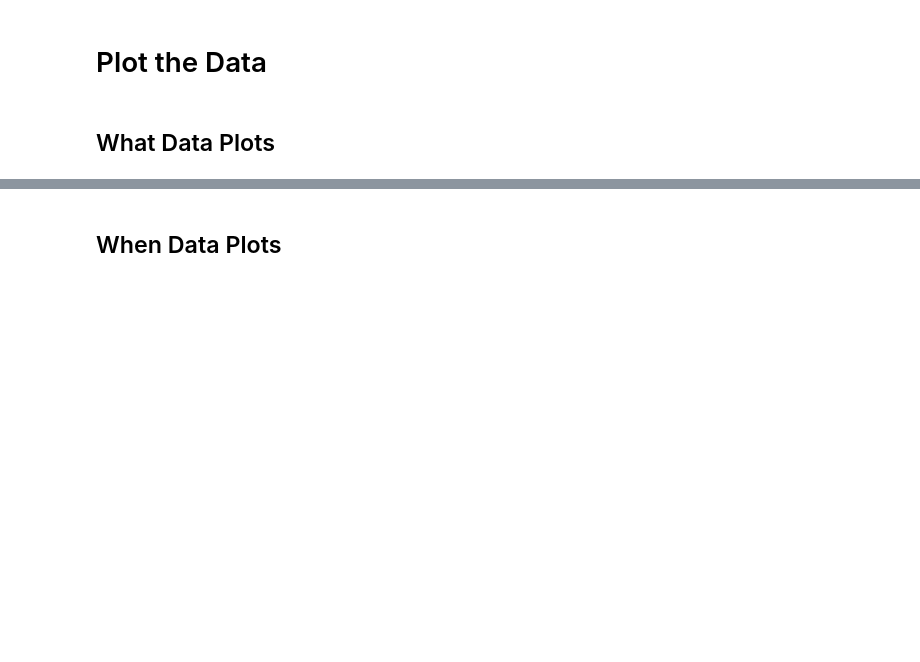
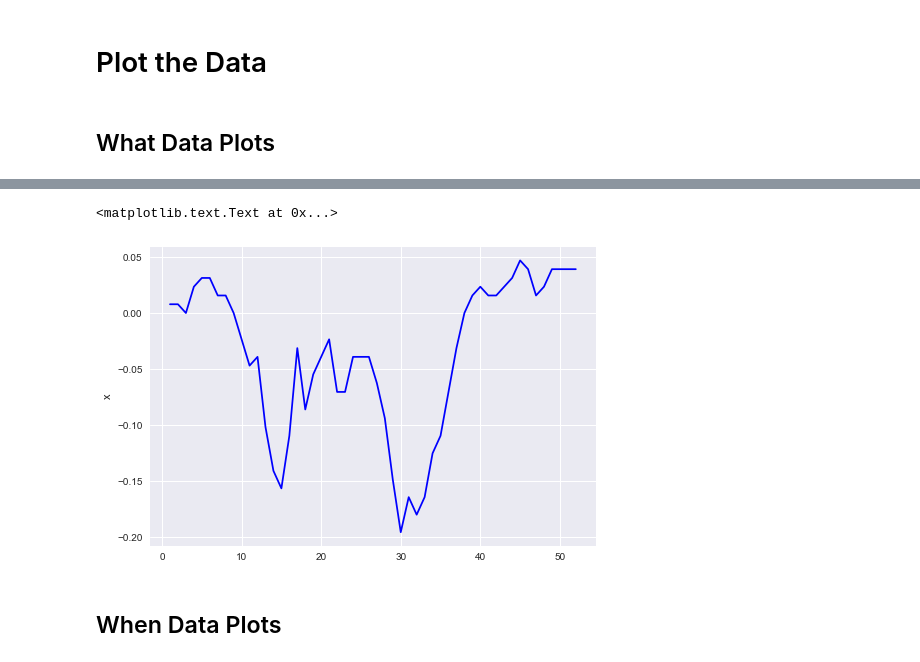
Before and after one commit to cefan-2000/DS-SF-34, a Jupyter notebook: final-project/2/DS-SF-34-Final-Project-2-Carol-Fan-5Jun2017.ipynb, the cells around one changed output, grey strips where cells are left out. Saved outputs shown, nothing was run; the diff lists cells and outputs as text; code cells hidden in the pictures; blank space fills up the shorter version.

```diff
--- a/final-project/2/DS-SF-34-Final-Project-2-Carol-Fan-5Jun2017.ipynb
+++ b/final-project/2/DS-SF-34-Final-Project-2-Carol-Fan-5Jun2017.ipynb
@@ -813 +1092,14 @@ new_what.signr_sess_test.unique()
+# %%
+new_what_adam22 = get_signr_sess_test_data(new_what,"adam22")
+new_what_john32 = get_signr_sess_test_data(new_what,"john32")
+new_what_waleed11 = get_signr_sess_test_data(new_what,"waleed11")
+new_what_waleed13 = get_signr_sess_test_data(new_what,"waleed13")
+new_what_waleed24 = get_signr_sess_test_data(new_what,"waleed24")
+new_what_waleed42 = get_signr_sess_test_data(new_what,"waleed42")
+
+plt.plot(new_what_adam22.sign_index, new_what_adam22.x, 'b')
+plt.ylabel('x')
+# %% [output]
+<matplotlib.text.Text at 0x...>
+[figure, added]
 # %%
```
Also changed, not shown: parts of 24 cells of this notebook, 5 other files.
